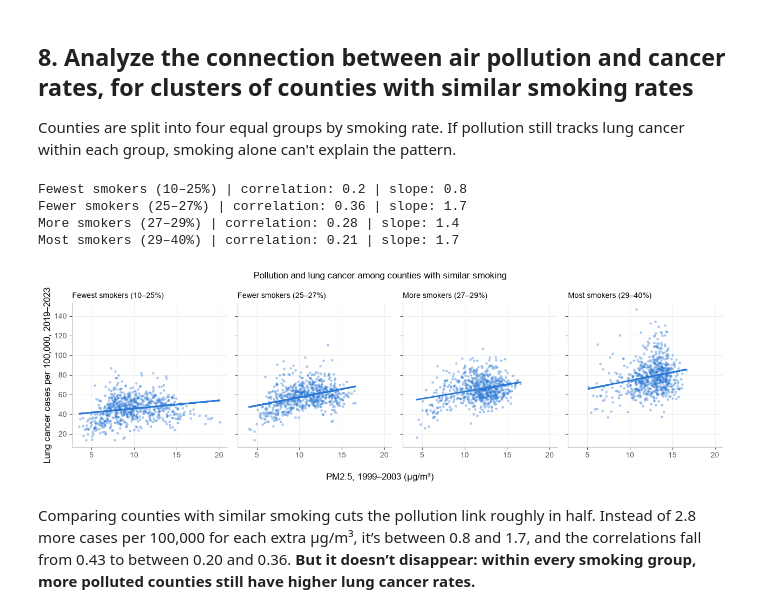
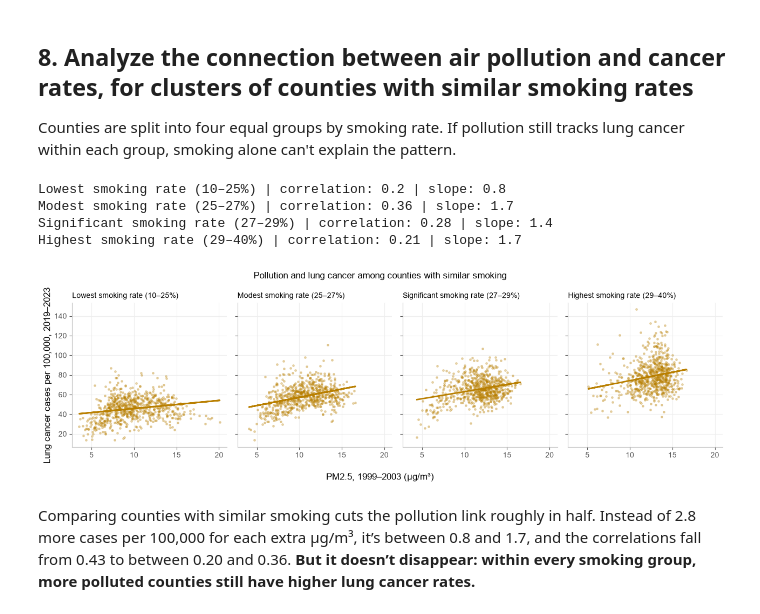
Before and after one commit to hungarpratt/pollution_and_cancer, a Jupyter notebook: notebook/analysis.ipynb, the cells around one changed output. Drawn from its saved outputs; the diff is of its cells as text; code cells hidden in the pictures.

```diff
--- a/notebook/analysis.ipynb
+++ b/notebook/analysis.ipynb
@@ -32,7 +31,14 @@ plt.rcParams.update({
     "figure.figsize": (7, 4.5),
     "savefig.dpi": 300,
     "savefig.bbox": "tight",
-    "axes.prop_cycle": plt.cycler(color=["#2a78d6", "#eb6834"]),
 })
+
+# One color per meaning, used the same way in every chart
+POLLUTION = "#B97F00"   # amber: air pollution
+CANCER = "#3F75B8"      # blue: lung cancer
+SMOKING = "#7B5EA7"     # purple: smoking
+ABOVE = "#C8321F"       # red: more cancer than smoking predicts
+BELOW = "#1F7A70"       # teal-green: less cancer than smoking predicts
+HIGHLIGHT = "#222222"   # charcoal: one county singled out (gray dots for everyone else)
 # %% [markdown]
 ## 1. Get lung cancer incidence, 2019–2023
@@ -470,36 +455,36 @@ The map tells the same story: mismatched counties are rare here (41 and 53 in th
 Counties are split into four equal groups by smoking rate. If pollution still tracks lung cancer within each group, smoking alone can't explain the pattern.
 # %%
 # Split counties into four equal-sized smoking groups
-labels = ["Fewest smokers (10–25%)", "Fewer smokers (25–27%)", "More smokers (27–29%)", "Most smokers (29–40%)"]
+labels = ["Lowest smoking rate (10–25%)", "Modest smoking rate (25–27%)", "Significant smoking rate (27–29%)", "Highest smoking rate (29–40%)"]
 smoking_groups = pd.qcut(has_rate["smoking"], 4, labels=labels)
 
 # Four charts side by side, all using the same axis scales
 fig, axes = plt.subplots(1, 4, figsize=(13, 4), sharex=True, sharey=True)
 
 # For each smoking group: print the numbers, then draw the dots and the line
 for i, label in enumerate(labels):
     group = has_rate[smoking_groups == label]
     group_r = group["pm25"].corr(group["cancer_rate"])
     group_slope, group_intercept = np.polyfit(group["pm25"], group["cancer_rate"], 1)
     print(label, "| correlation:", round(group_r, 2), "| slope:", round(group_slope, 1))
 
-    group.plot.scatter(x="pm25", y="cancer_rate", s=6, alpha=0.3, ax=axes[i], xlabel="", ylabel="")
-    axes[i].plot(group["pm25"], group_slope * group["pm25"] + group_intercept, color="C0", linewidth=2)
+    group.plot.scatter(x="pm25", y="cancer_rate", s=6, alpha=0.3, color=POLLUTION, ax=axes[i], xlabel="", ylabel="")
+    axes[i].plot(group["pm25"], group_slope * group["pm25"] + group_intercept, color=POLLUTION, linewidth=2)
     axes[i].set_title(label, fontsize=10, fontweight="normal")
 
 fig.supxlabel("PM2.5, 1999–2003 (µg/m³)")
 fig.supylabel("Lung cancer cases per 100,000, 2019–2023")
 fig.suptitle("Pollution and lung cancer among counties with similar smoking")
 plt.tight_layout();
 
 # Save the figure
 plt.savefig(FIGURES + "Mini_scatterplots_pollution_vs_cancer_by_smoking_groups.png")
 # %% [output]
-Fewest smokers (10–25%) | correlation: 0.2 | slope: 0.8
-Fewer smokers (25–27%) | correlation: 0.36 | slope: 1.7
-More smokers (27–29%) | correlation: 0.28 | slope: 1.4
-Most smokers (29–40%) | correlation: 0.21 | slope: 1.7
+Lowest smoking rate (10–25%) | correlation: 0.2 | slope: 0.8
+Modest smoking rate (25–27%) | correlation: 0.36 | slope: 1.7
+Significant smoking rate (27–29%) | correlation: 0.28 | slope: 1.4
+Highest smoking rate (29–40%) | correlation: 0.21 | slope: 1.7
-[figure, old version]
+[figure, new version]
 # %% [markdown]
 Comparing counties with similar smoking cuts the pollution link roughly in half. Instead of 2.8 more cases per 100,000 for each extra µg/m³, it’s between 0.8 and 1.7, and the correlations fall from 0.43 to between 0.20 and 0.36. **But it doesn’t disappear: within every smoking group, more polluted counties still have higher lung cancer rates.**
 # %% [markdown]
```
Also changed, not shown: parts of 23 cells of this notebook, 14 other files.
